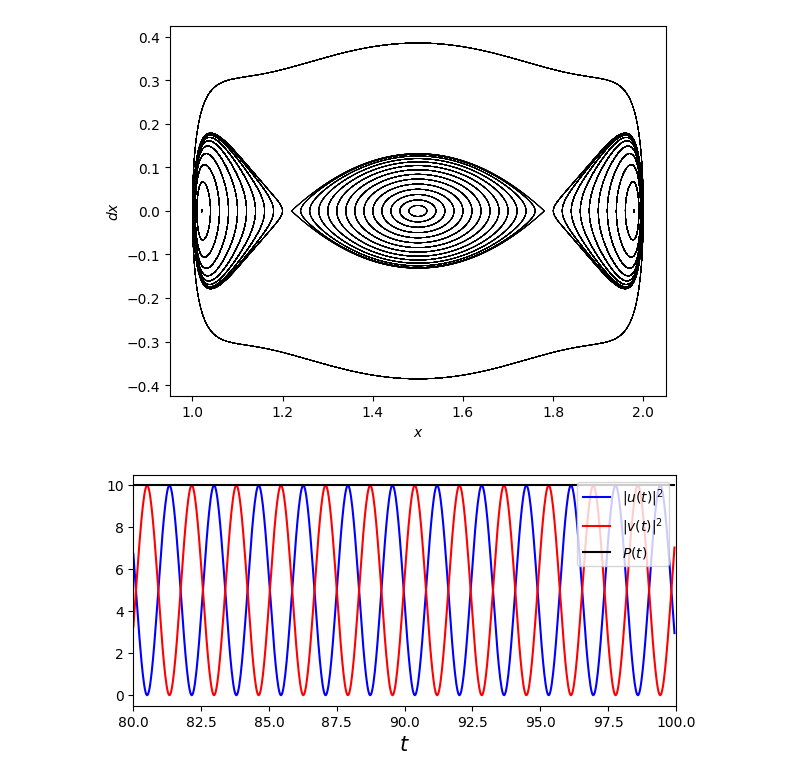
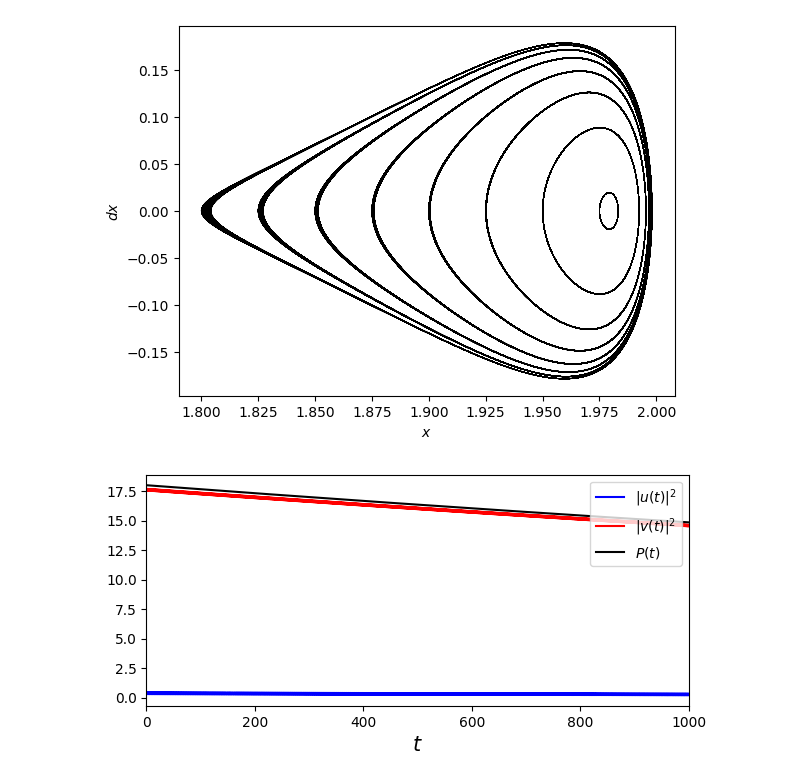
Before and after one commit to rariveros/LENL_simulations, a Jupyter notebook: 00_projects/PT_waveguides/simulations/phase_space.ipynb, the cells around one changed output. Cells and saved outputs as stored; diff of their text form; code cells hidden in the pictures.

```diff
--- a/00_projects/PT_waveguides/simulations/phase_space.ipynb
+++ b/00_projects/PT_waveguides/simulations/phase_space.ipynb
@@ -52,16 +52,16 @@ k = 1.0
 alpha = 0.0
 
 # DEFINICIÓN DE GRILLA TEMPORAL, ESPACIAL SE DEFINE COMO ARRAY CERO POR COMO FUNCIONA EL CODIGO
-[tmin, tmax, dt] = [0, 100, 0.025]
+[tmin, tmax, dt] = [0, 1000, 0.025]
 t_grid = np.arange(tmin, tmax + dt, dt)         # TEMPORAL GRID DEFINITION
 x_grid = np.array([0])           # SPATIAL GRID DEFINITION
 T = tmax
 Nt = t_grid.shape[0]
-Xs = np.arange(0.00, 1.00, 0.02)
+Xs = np.arange(0.8, 1.0, 0.025)
 for x in Xs:
     # PARAMETROS INICIALES (P = CANTIDAD CONSERVADA, X = PORCENTAJE DE INFORMACIÓN INICIAL EN DIMERO 2)
 
-    P = 18                  # (Vicencio & Clerc) FIG 1A, B, C, D: P = 0.1, 10, 18, 30
+    P = 18                # (Vicencio & Clerc) FIG 1A, B, C, D: P = 0.1, 10, 18, 30
 
     # CONDICIONES INICIALES EN TERMINOS DE P Y X
     U_init = np.sqrt(P * (1 - x))
@@ -93,25 +93,25 @@ for x in Xs:
     plt.ylabel(r"$dx$")
 plt.show()
 # %% [output]
-[figure, old version]
+[figure, new version]
 # %%
 ############### GENERIC INITIAL AND FINAL TIME ###############
-t_init = 80
-t_final = 100
+t_init = 0
+t_final = 1000
 i_0 = np.argmin(np.abs(t_light - t_init))
 i_f = np.argmin(np.abs(t_light - t_final))
 
 ############### GRAFICO DE P1, P2 Y P EN EL TIEMPO ###############
 
 fig, ax = plt.subplots(1, 1, figsize=(7, 3))
 ax.plot(t_light[i_0:i_f], P1[i_0:i_f], color='b', label="$|u(t)|^2$")
 ax.plot(t_light[i_0:i_f], P2[i_0:i_f], color='r', label="$|v(t)|^2$")
 ax.plot(t_light[i_0:i_f], P1[i_0:i_f] + P2[i_0:i_f], color='k', label="$P(t)$")
 ax.legend(fontsize=10, loc="upper right")
 ax.set_xlabel("$t$", fontsize=15)
 ax.set_xlim(t_init, t_final)
 plt.show()
 
 # REPRODUCE RESULTADOS DE FIG. 4 VICENCIO + CLERC
 # %% [output]
-[figure, old version]
+[figure, new version]
```
Also changed, not shown: 36 other files.
